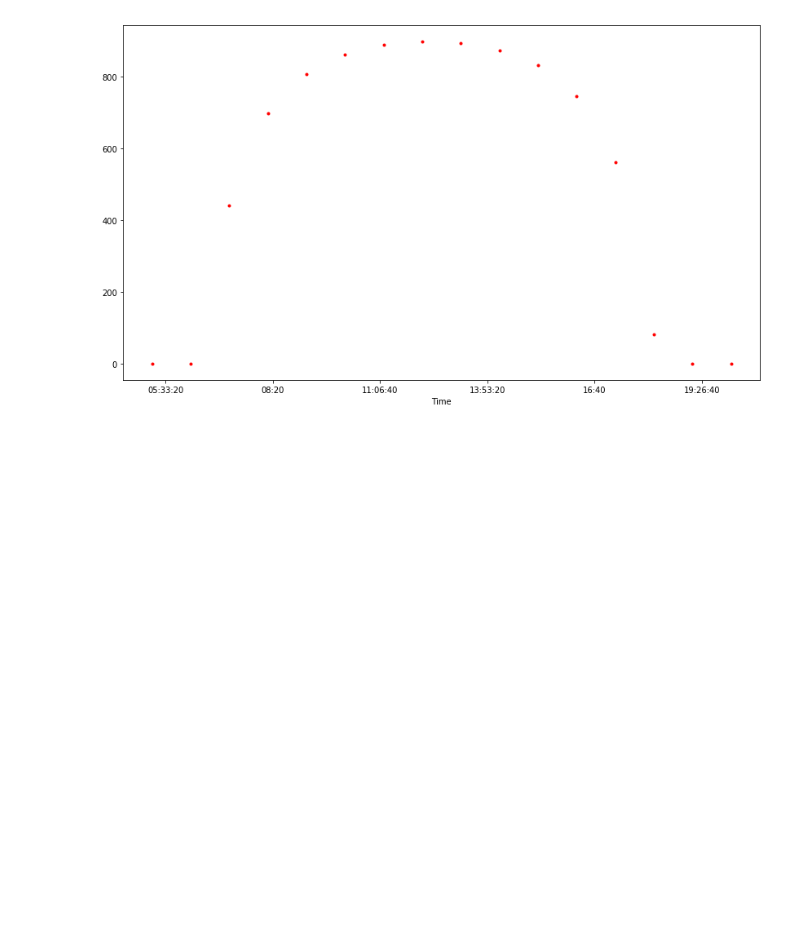
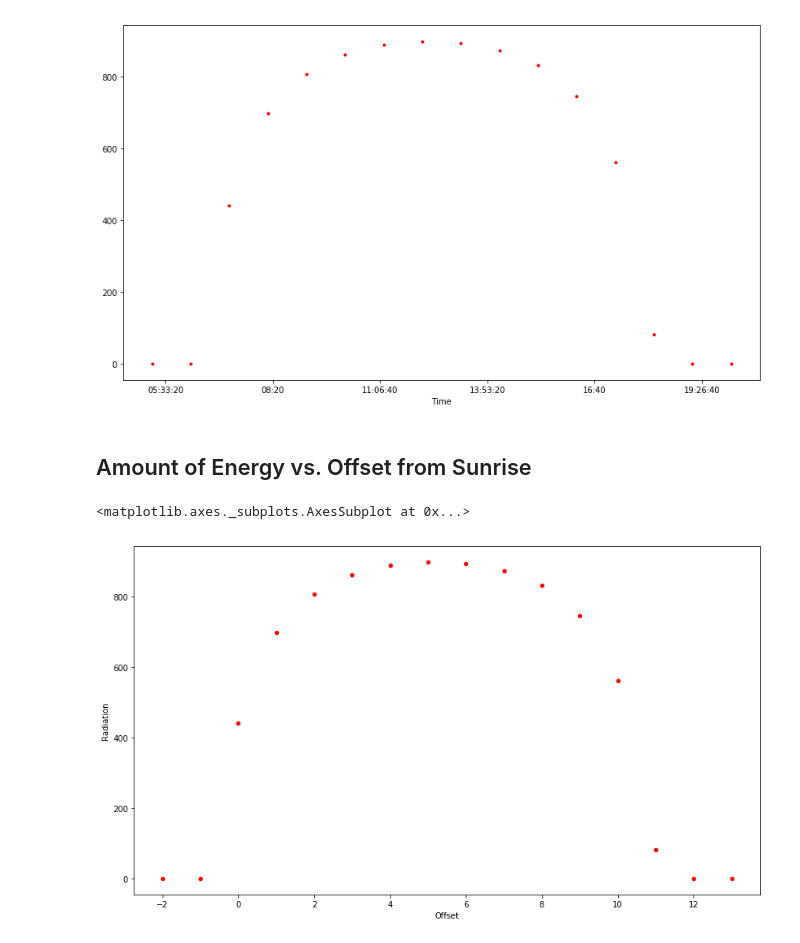
Before and after one commit to JIVJGFJZKF/get_measures_shadow, a Jupyter notebook: getShady.ipynb, the cells around one changed output. Cells and saved outputs as stored; diff of their text form; code cells hidden in the pictures; blank space fills up the shorter version.

```diff
--- a/getShady.ipynb
+++ b/getShady.ipynb
@@ -207,3 +207,10 @@ dfSunMeasures.plot(x='Time',y='Radiation',c='Red',style='.',figsize=(14,8),legen
 # %% [output]
 <matplotlib.axes._subplots.AxesSubplot at 0x...>
 [figure]
+# %% [markdown]
+## Amount of Energy vs. Offset from Sunrise
+# %%
+dfSunMeasures.plot.scatter(x='Offset',y='Radiation',c='Red',style='.',figsize=(14,8))
+# %% [output]
+<matplotlib.axes._subplots.AxesSubplot at 0x...>
+[figure, added]
```
Also changed, not shown: parts of 6 cells of this notebook.
